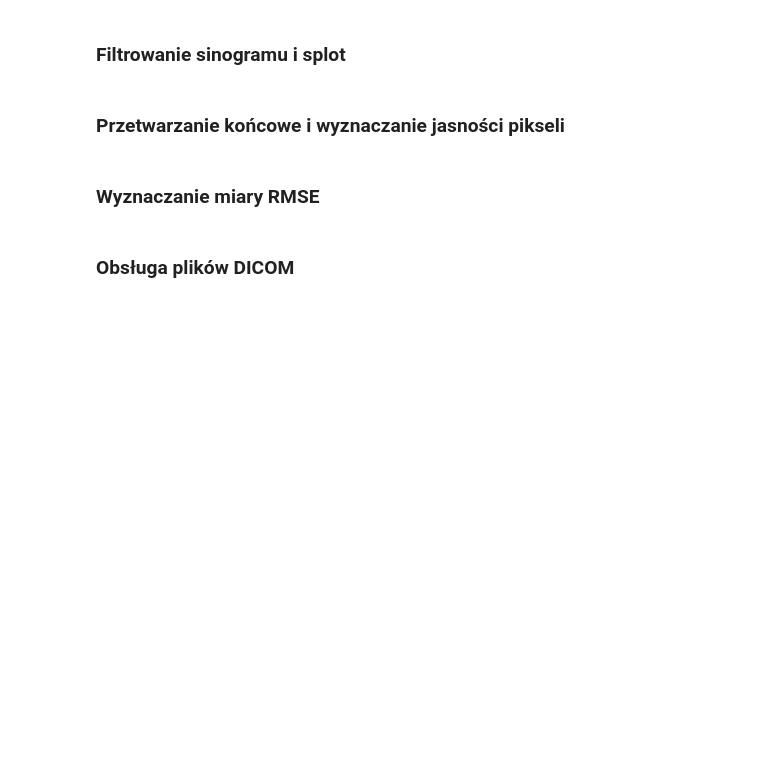
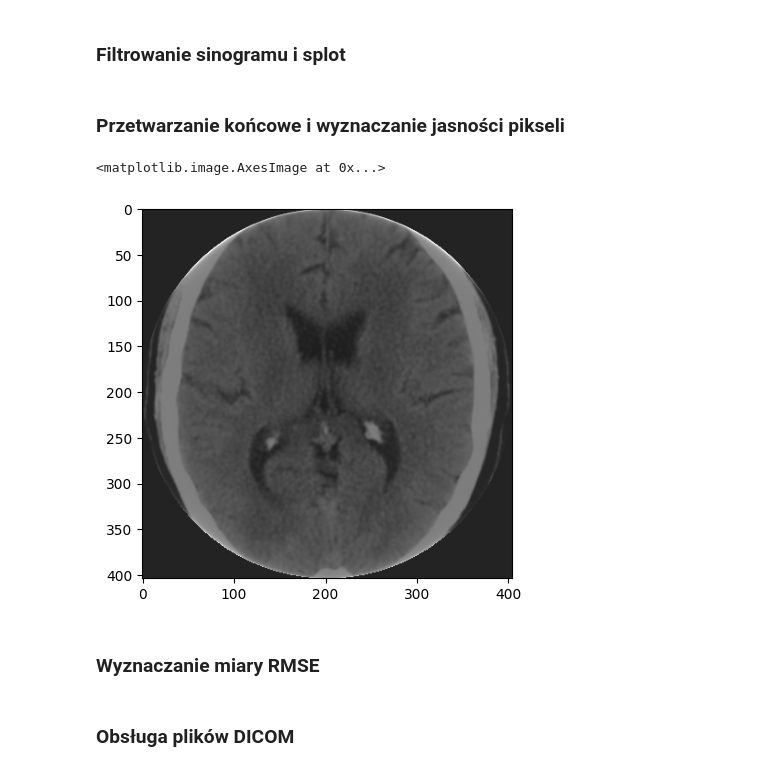
Before and after one commit to viatrix17/Symulacja-Tomografu, a Jupyter notebook: symulacja_tomografu.ipynb, the cells around one changed output. Saved outputs shown, nothing was run; the diff lists cells and outputs as text; code cells hidden in the pictures; blank space fills up the shorter version.

```diff
--- a/symulacja_tomografu.ipynb
+++ b/symulacja_tomografu.ipynb
@@ -69,6 +85,13 @@ img
 ### Filtrowanie sinogramu i splot
 # %% [markdown]
 ### Przetwarzanie końcowe i wyznaczanie jasności pikseli
+# %%
+from skimage.transform import iradon
+result = iradon(sinogram, theta=np.linspace(0,180,max(image.shape), endpoint=False))
+plt.imshow(result,cmap=plt.cm.Greys_r)
+# %% [output]
+<matplotlib.image.AxesImage at 0x...>
+[figure, added]
 # %% [markdown]
 ### Wyznaczanie miary RMSE
 # %% [markdown]
```
Also changed, not shown: parts of 1 cell of this notebook.
